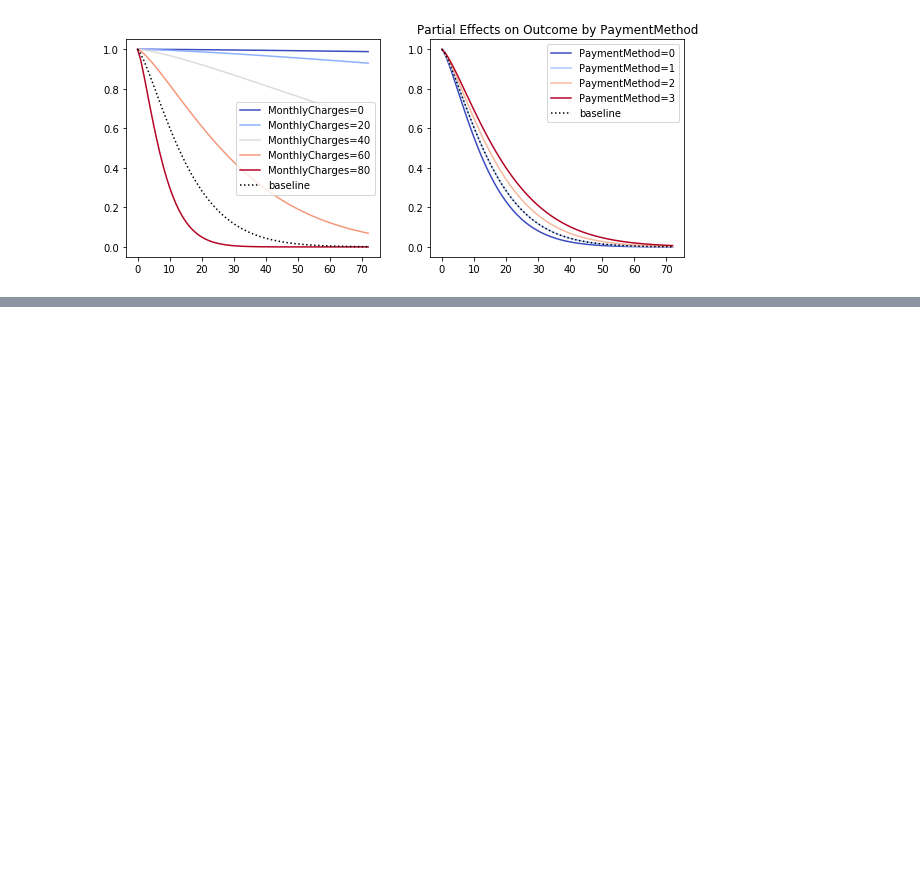
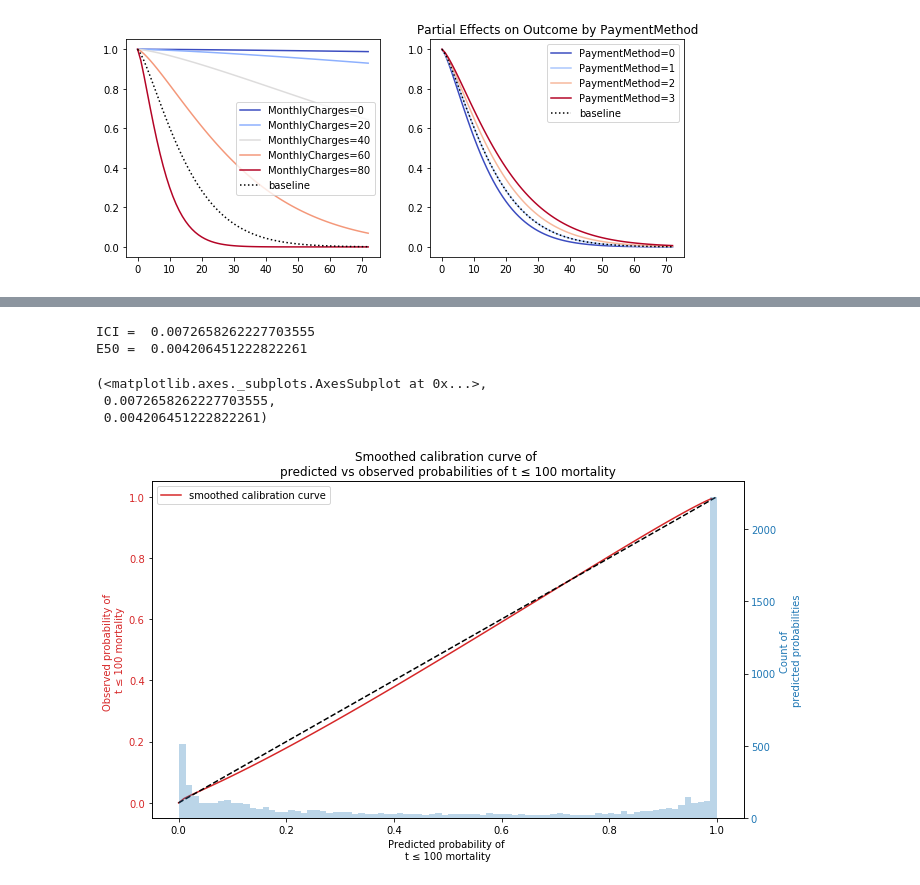
Before and after one commit to seolbluewings/Python, a Jupyter notebook: Accelerated Failure Time Model.ipynb, the cells around one changed output, grey strips where cells are left out. Saved outputs shown, nothing was run; the diff lists cells and outputs as text; code cells hidden in the pictures; blank space fills up the shorter version.

```diff
--- a/Accelerated Failure Time Model.ipynb
+++ b/Accelerated Failure Time Model.ipynb
@@ -221,0 +235,10 @@ E50 =  0.015408281680391878
+# %%
+plt.figure(figsize=(10, 6))
+survival_probability_calibration(aft, df.iloc[:,1:], t0 = 100)
+# %% [output]
+ICI =  0.0072658262227703555
+E50 =  0.004206451222822261
+(<matplotlib.axes._subplots.AxesSubplot at 0x...>,
+ 0.0072658262227703555,
+ 0.004206451222822261)
+[figure, added]
```
Also changed, not shown: parts of 12 cells of this notebook.
